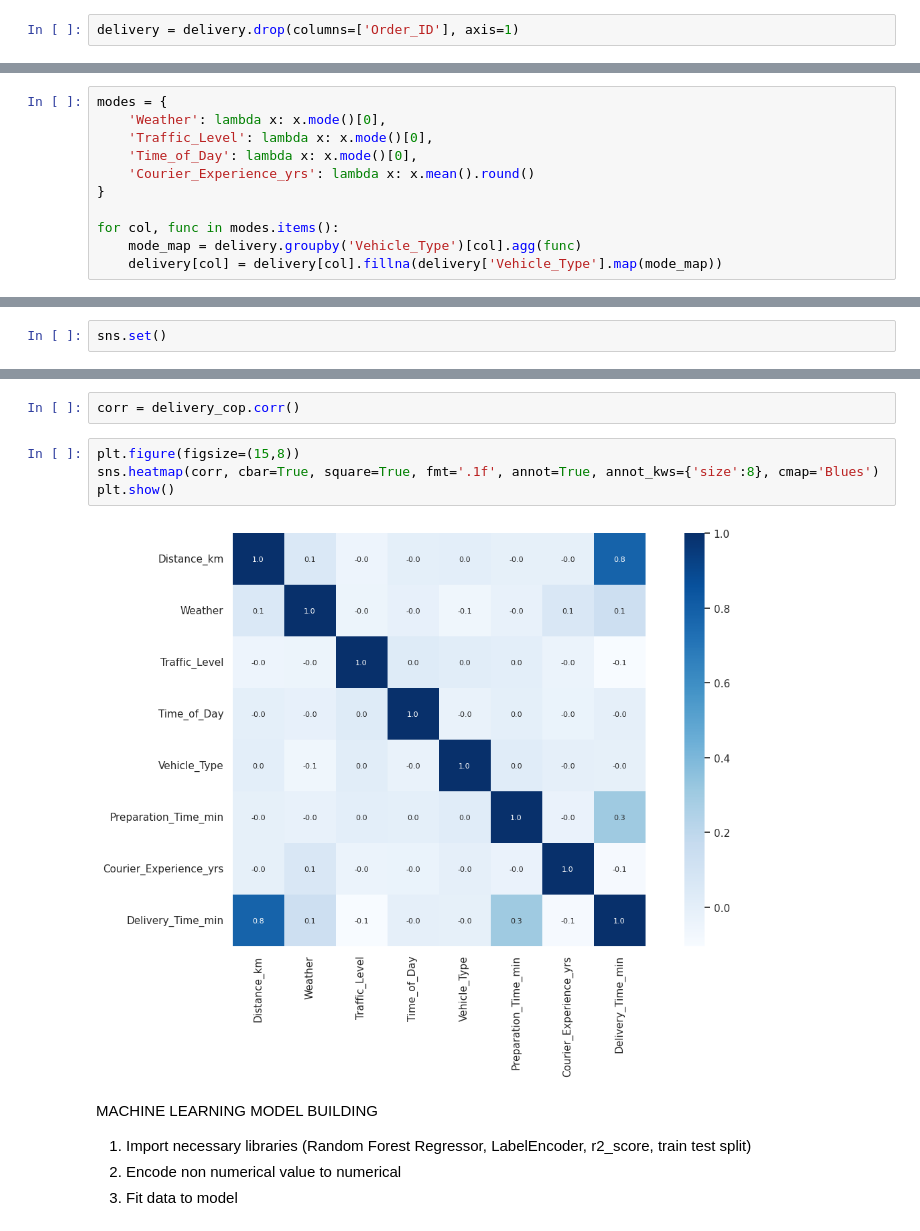
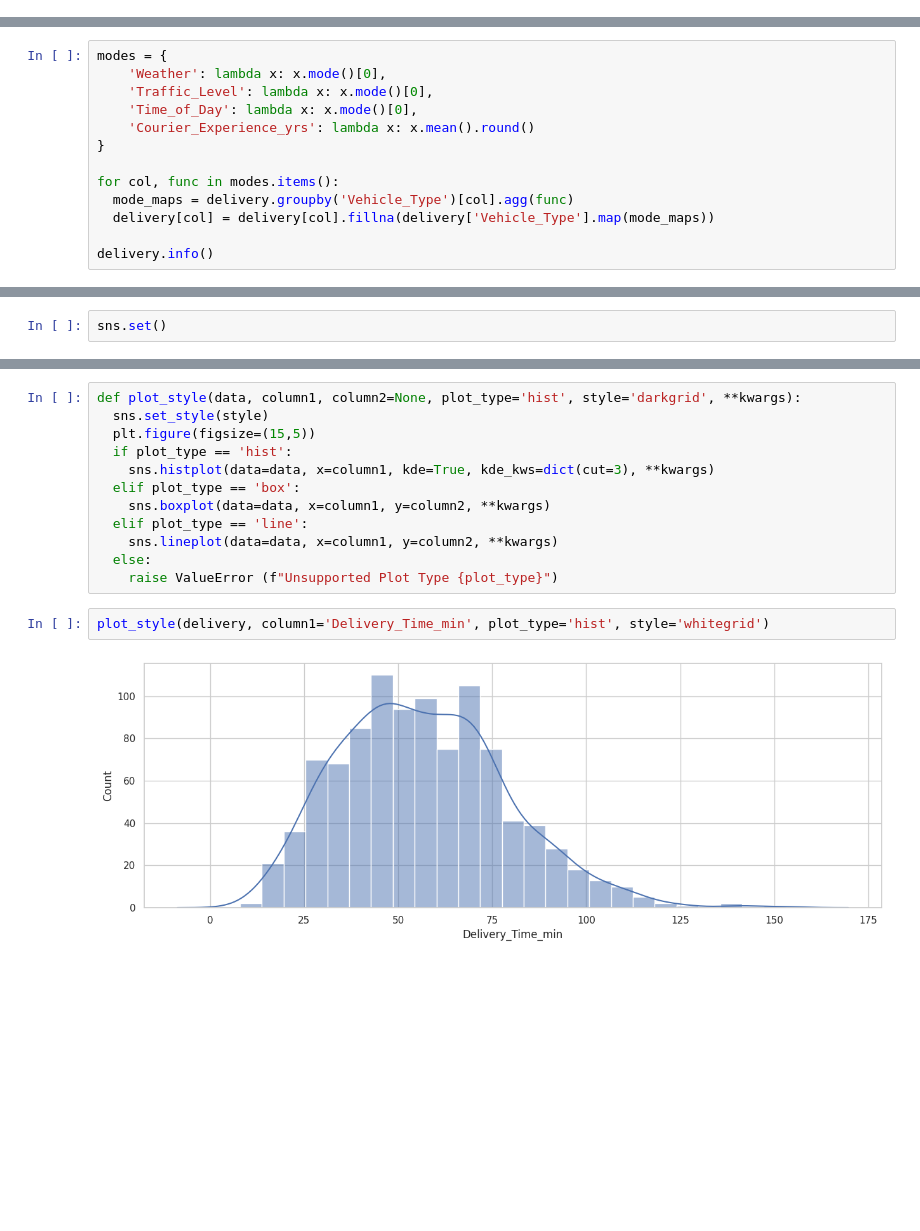
Before and after one commit to JCaesarLG/ML-Projects, a Jupyter notebook: Food_Delivery_Regression.ipynb, the cells around one changed output, grey strips where cells are left out. Drawn from its saved outputs; the diff is of its cells as text; blank space fills up the shorter version.

Commit message:
Finished - Test Accuracy viable

```diff
--- a/Food_Delivery_Regression.ipynb
+++ b/Food_Delivery_Regression.ipynb
@@ -61,2 +43,0 @@ DATA PREPROCESSING
-# %%
-delivery = delivery.drop(columns=['Order_ID'], axis=1)
@@ -69,5 +54,7 @@ modes = {
 }
 
 for col, func in modes.items():
-    mode_map = delivery.groupby('Vehicle_Type')[col].agg(func)
-    delivery[col] = delivery[col].fillna(delivery['Vehicle_Type'].map(mode_map))
+  mode_maps = delivery.groupby('Vehicle_Type')[col].agg(func)
+  delivery[col] = delivery[col].fillna(delivery['Vehicle_Type'].map(mode_maps))
+
+delivery.info()
@@ -122,13 +97,16 @@ for col in columns_encode:
-# %%
-corr = delivery_cop.corr()
-# %%
-plt.figure(figsize=(15,8))
-sns.heatmap(corr, cbar=True, square=True, fmt='.1f', annot=True, annot_kws={'size':8}, cmap='Blues')
-plt.show()
-# %% [output]
-[figure, removed]
-# %% [markdown]
-MACHINE LEARNING MODEL BUILDING
-1. Import necessary libraries (Random Forest Regressor, LabelEncoder, r2_score, train test split)
-2. Encode non numerical value to numerical
-3. Fit data to model
+# %%
+def plot_style(data, column1, column2=None, plot_type='hist', style='darkgrid', **kwargs):
+  sns.set_style(style)
+  plt.figure(figsize=(15,5))
+  if plot_type == 'hist':
+    sns.histplot(data=data, x=column1, kde=True, kde_kws=dict(cut=3), **kwargs)
+  elif plot_type == 'box':
+    sns.boxplot(data=data, x=column1, y=column2, **kwargs)
+  elif plot_type == 'line':
+    sns.lineplot(data=data, x=column1, y=column2, **kwargs)
+  else:
+    raise ValueError (f"Unsupported Plot Type {plot_type}")
+# %%
+plot_style(delivery, column1='Delivery_Time_min', plot_type='hist', style='whitegrid')
+# %% [output]
+[figure, added]
```
Also changed, not shown: parts of 25 cells of this notebook.
